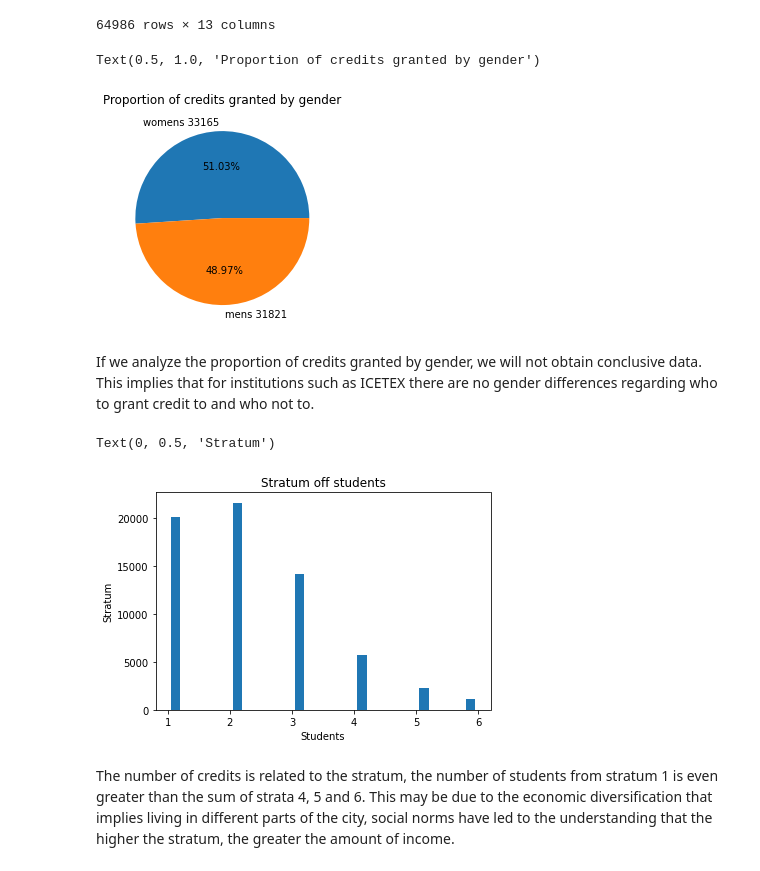
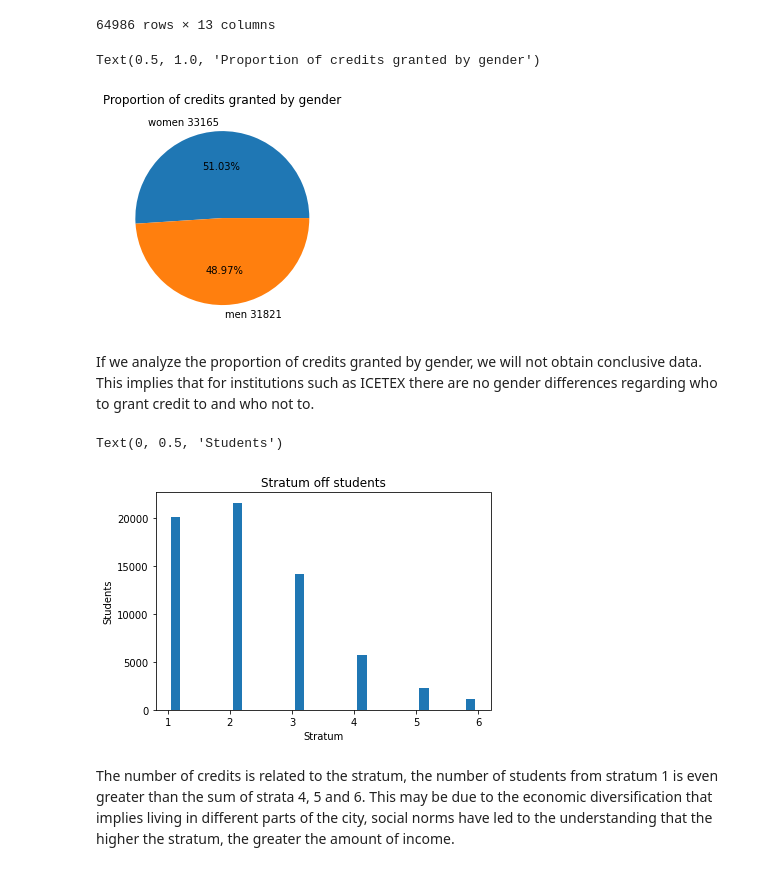
Before and after one commit to JuanDiego3241/AlgorithmsUN2022II, a Jupyter notebook: Lab 2/jcortesga_Lab2.ipynb, the cells around one changed output. Saved outputs shown, nothing was run; the diff lists cells and outputs as text; code cells hidden in the pictures.

```diff
--- a/Lab 2/jcortesga_Lab2.ipynb
+++ b/Lab 2/jcortesga_Lab2.ipynb
@@ -1679,21 +1681,21 @@ ICETEX
 64986 rows × 13 columns
 # %%
 sexo = ICETEX.SEXO.value_counts()
-plt.pie(sexo, labels=['womens '+str(sexo[0]), 'mens '+str(sexo[1])], autopct= lambda p:f'{p:.2f}%')
+plt.pie(sexo, labels=['women '+str(sexo[0]), 'men '+str(sexo[1])], autopct= lambda p:f'{p:.2f}%')
 plt.title('Proportion of credits granted by gender')
 # %% [output]
 Text(0.5, 1.0, 'Proportion of credits granted by gender')
-[figure, old version]
+[figure, new version]
 # %% [markdown]
 If we analyze the proportion of credits granted by gender, we will not obtain conclusive data. This implies that for institutions such as ICETEX there are no gender differences regarding who to grant credit to and who not to.
 # %%
 stratum = ICETEX['ESTRATO SOCIOECONÓMICO']
 plt.hist(stratum, bins=20, rwidth=.6)
 plt.title('Stratum off students')
-plt.xlabel('Students')
-plt.ylabel('Stratum')
+plt.xlabel('Stratum')
+plt.ylabel('Students')
 # %% [output]
-Text(0, 0.5, 'Stratum')
+Text(0, 0.5, 'Students')
 [figure]
 # %% [markdown]
 The number of credits is related to the stratum, the number of students from stratum 1 is even greater than the sum of strata 4, 5 and 6. This may be due to the economic diversification that implies living in different parts of the city, social norms have led to the understanding that the higher the stratum, the greater the amount of income.
```
Also changed, not shown: parts of 1 cell of this notebook.
